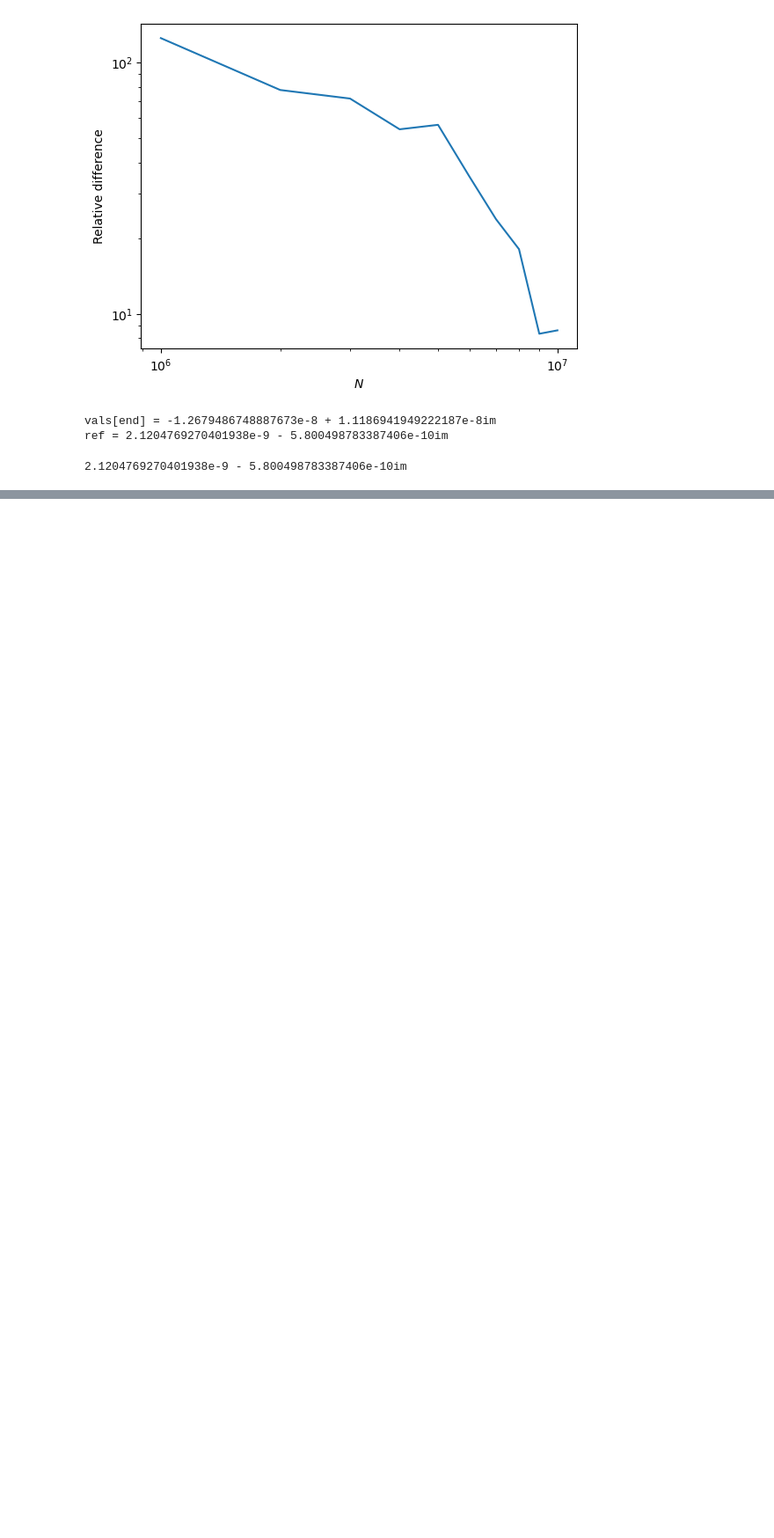
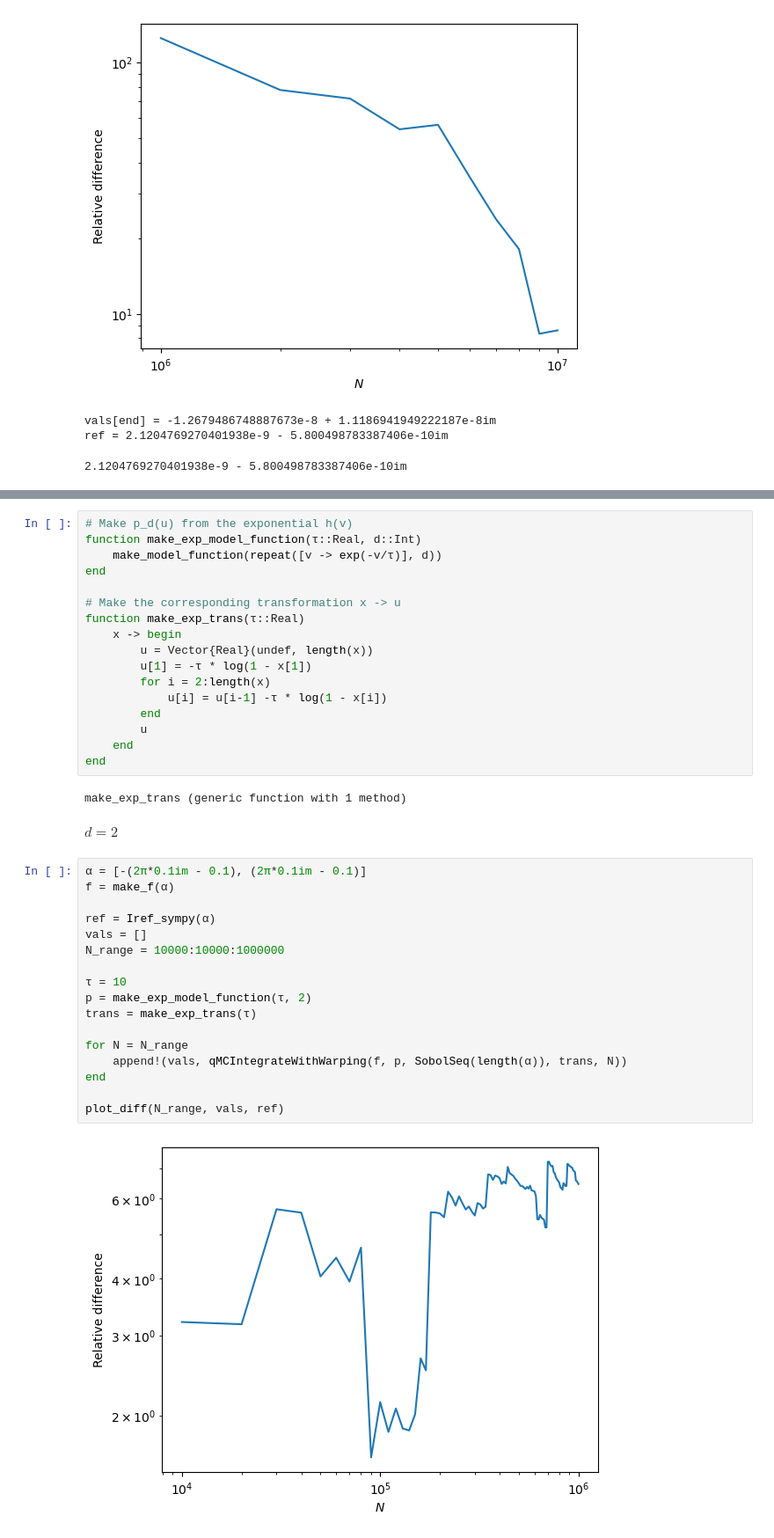
Before and after one commit to krivenko/QInchworm.jl, a Jupyter notebook: experiments/Oscillatory functions.ipynb, the cells around one changed output, grey strips where cells are left out. Shown at 88% size. Saved outputs shown, nothing was run; the diff lists cells and outputs as text; blank space fills up the shorter version.

Commit message:
[experiments] Some work on the warping

```diff
--- a/experiments/Oscillatory functions.ipynb
+++ b/experiments/Oscillatory functions.ipynb
@@ -179,0 +207,40 @@ ref = 2.1204769270401938e-9 - 5.800498783387406e-10im
+# %%
+# Make p_d(u) from the exponential h(v)
+function make_exp_model_function(τ::Real, d::Int)
+    make_model_function(repeat([v -> exp(-v/τ)], d))
+end
+
+# Make the corresponding transformation x -> u
+function make_exp_trans(τ::Real)
+    x -> begin
+        u = Vector{Real}(undef, length(x))
+        u[1] = -τ * log(1 - x[1])
+        for i = 2:length(x)
+            u[i] = u[i-1] -τ * log(1 - x[i])
+        end
+        u
+    end
+end
+# %% [output]
+make_exp_trans (generic function with 1 method)
+# %% [markdown]
+$d=2$
+# %%
+α = [-(2π*0.1im - 0.1), (2π*0.1im - 0.1)]
+f = make_f(α)
+
+ref = Iref_sympy(α)
+vals = []
+N_range = 10000:10000:1000000
+
+τ = 10
+p = make_exp_model_function(τ, 2)
+trans = make_exp_trans(τ)
+
+for N = N_range
+    append!(vals, qMCIntegrateWithWarping(f, p, SobolSeq(length(α)), trans, N))
+end
+
+plot_diff(N_range, vals, ref)
+# %% [output]
+[figure, added]
```
Also changed, not shown: parts of 4 cells of this notebook.
